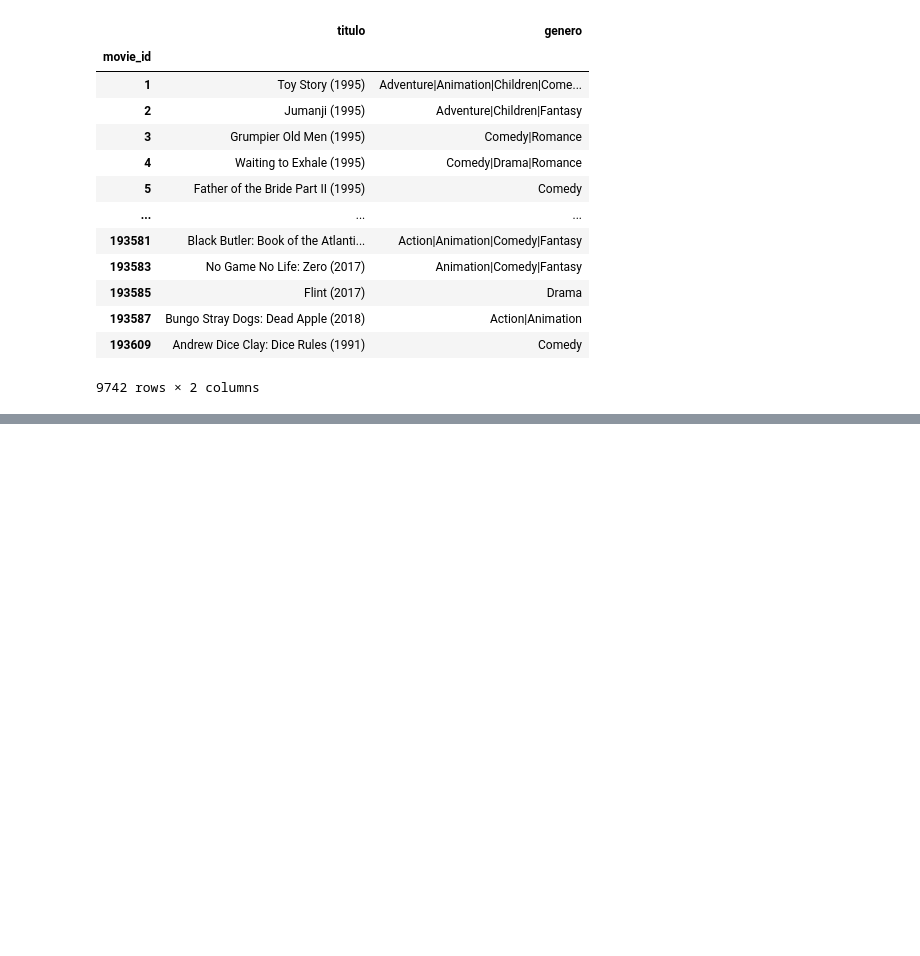
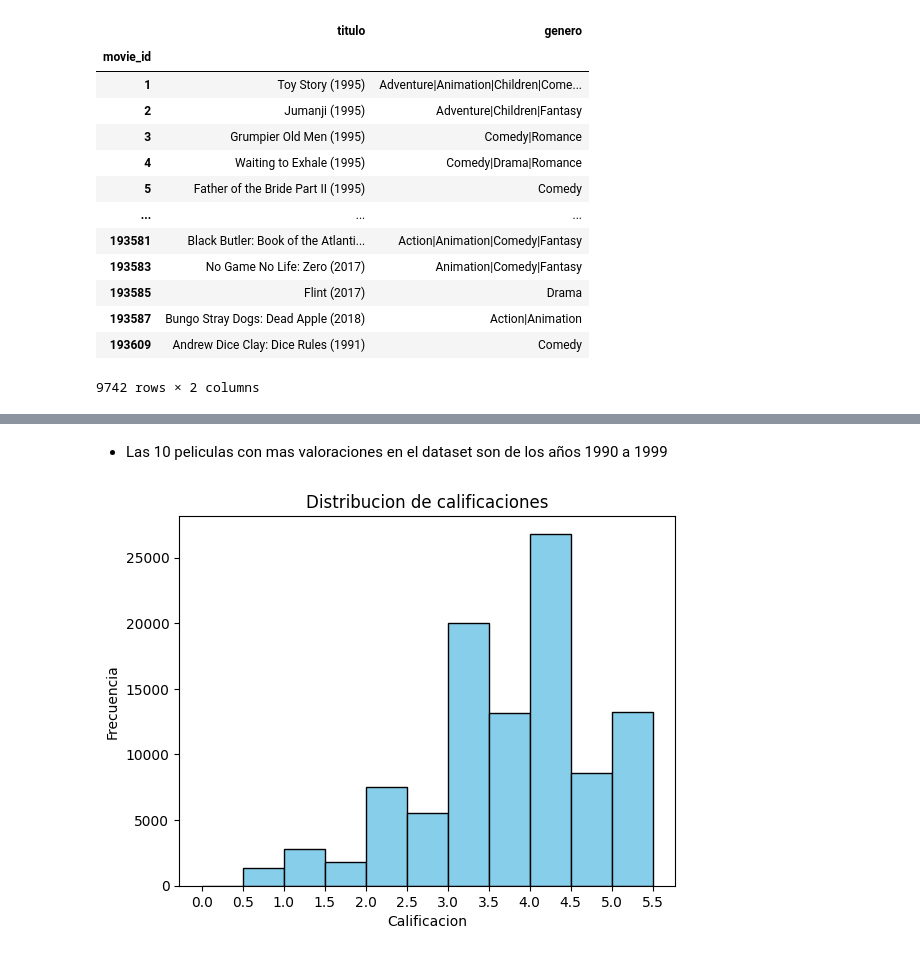
Before and after one commit to ValentinaJimenezTorres/A3_marketing, a Jupyter notebook: b_exploracion_limpieza.ipynb, the cells around one changed output, grey strips where cells are left out. Cells and saved outputs as stored; diff of their text form; code cells hidden in the pictures; blank space fills up the shorter version.

```diff
--- a/b_exploracion_limpieza.ipynb
+++ b/b_exploracion_limpieza.ipynb
@@ -33,7 +34,7 @@ os.chdir(path) #Subir y descargar archivos de la ruta del repositorio de trabajo
 # %% [markdown]
 ## Conexión
 # %%
-con = sql.connect('data/db_movies') #Conectarse a la base de datos existente y transportar datos
+con = sql.connect('Data/db_movies') #Conectarse a la base de datos existente y transportar datos
 cur = con.cursor() #Otra conexión (cursor) para ejecutar las consultas en la bd sin traer ni llevar info
 # %%
 #Consultar qué tablas disponibles tiene la bd
@@ -277,0 +265,4 @@ df_movies
+# %%
+#Crear df's de pandas con las tablas
+df_ratings = pd.read_sql('select * from ratings', con)
+df_movies = pd.read_sql('select * from movies', con)
@@ -277,0 +304,20 @@ df_movies
+# %% [markdown]
+- Las 10 peliculas con mas valoraciones en el dataset son de los años 1990 a 1999
+# %%
+# 3. Distribucion de calificaciones
+cur.execute("""
+    SELECT rating, COUNT(*) as conteo
+    FROM ratings
+    GROUP BY rating
+    ORDER BY rating
+""")
+
+bins = [0, 0.5, 1, 1.5, 2, 2.5, 3, 3.5, 4, 4.5, 5.0, 5.5]
+plt.hist(df_ratings['rating'], bins=bins, edgecolor='black', color='skyblue')
+plt.xticks(bins)
+plt.title('Distribucion de calificaciones')
+plt.xlabel('Calificacion')
+plt.ylabel('Frecuencia')
+plt.show()
+# %% [output]
+[figure, added]
```
Also changed, not shown: parts of 13 cells of this notebook.
